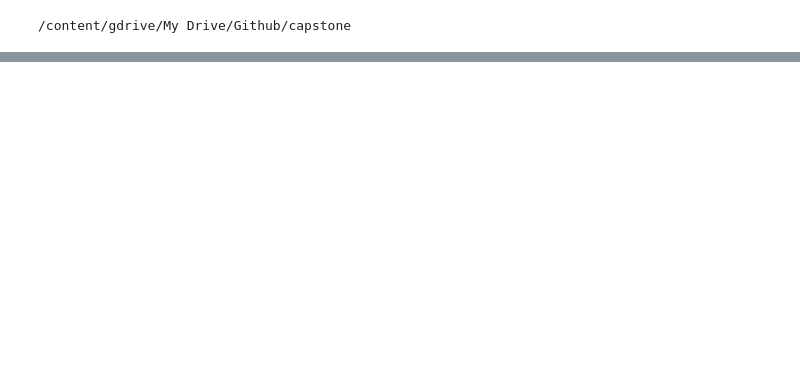
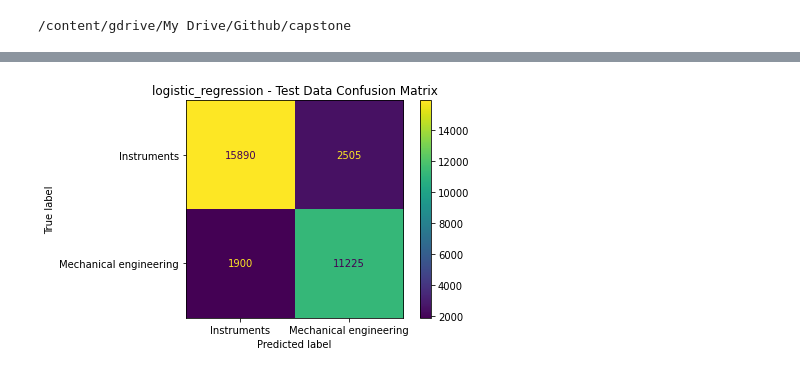
Before and after one commit to cmfritz/NLP-Patent-Classification, a Jupyter notebook: analysis.ipynb, the cells around one changed output, grey strips where cells are left out. Cells and saved outputs as stored; diff of their text form; code cells hidden in the pictures; blank space fills up the shorter version.

```diff
--- a/analysis.ipynb
+++ b/analysis.ipynb
@@ -481,0 +108,3 @@ Confusion Matrix for test data
+# %%
+y = df['sector']
+X = df['text']
@@ -481,0 +129,5 @@ Confusion Matrix for test data
+# %%
+stop_words = stopwords.words('english')
+custom_stops = ['claim', 'claims', 'method', 'comprising', 'comprises', 'including', 'includes', 'according']
+[stop_words.append(word) for word in custom_stops]
+stop_words[-10:]
@@ -481,0 +145,5 @@ Confusion Matrix for test data
+# %%
+vec = TfidfVectorizer(ngram_range=(1,3),
+                      stop_words=stop_words,
+                      min_df=0.1,
+                      max_df=0.9)
@@ -481,0 +158,10 @@ Confusion Matrix for test data
+# %%
+# Initiate the model
+logreg = LogisticRegression(random_state=42, n_jobs=1)
+
+# Train and evaluate model
+logreg_scores = mylib.model_scores(logreg, 'logistic_regression',
+                                   X_train, X_test,
+                                   y_train, y_test)
+# %% [output]
+[figure, added]
```
Also changed, not shown: parts of 58 cells of this notebook.
